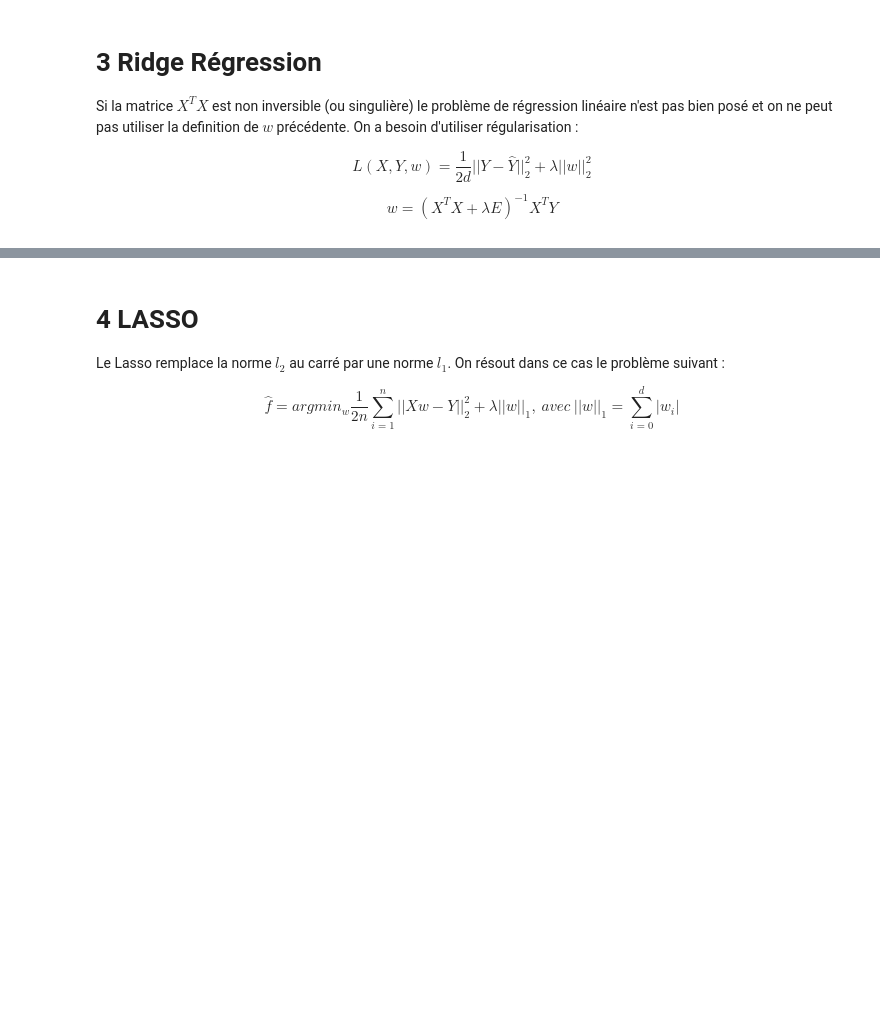
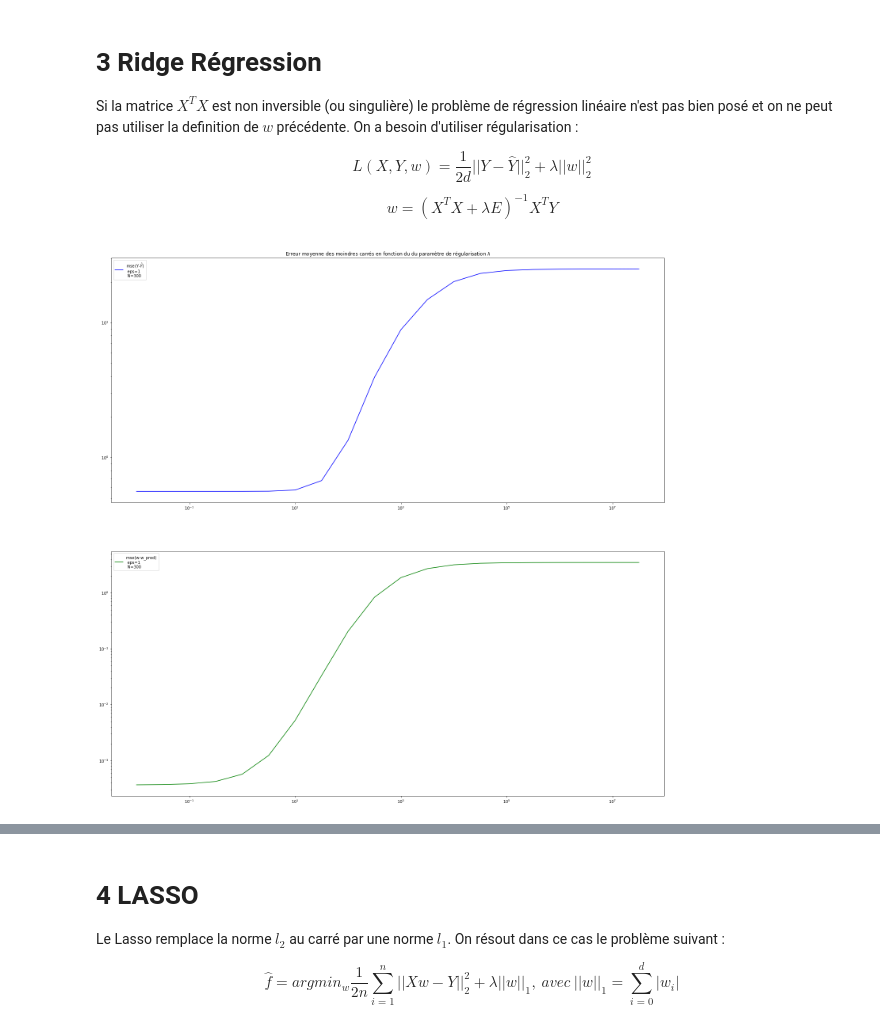
Before and after one commit to KVict/MALAP2018, a Jupyter notebook: ML_TP1.ipynb, the cells around one changed output, grey strips where cells are left out. Saved outputs shown, nothing was run; the diff lists cells and outputs as text; code cells hidden in the pictures; blank space fills up the shorter version.

```diff
--- a/ML_TP1.ipynb
+++ b/ML_TP1.ipynb
@@ -431,7 +433,8 @@ w = (X^TX + \lambda E)^{-1}X^T Y
 $$
 # %%
 def ridge_regress(X,Y,lmb):
-    X_dot = np.ones([X.shape[0], X.shape[1]+1])
+    n, m = X.shape
+    X_dot = np.ones([n, m+1])
     X_dot[:,1:] = X
 
     XTX = np.dot(X_dot.T, X_dot)
@@ -444,0 +446,43 @@ plot(logy=True)
+# %%
+def question32(X_art, Y_art, a=None, b=None):
+    if a is not None and b is not None:
+        AB = np.concatenate((np.array([b]), a), axis=0)
+
+    N = 20
+    result_y = np.zeros(N)
+    result_w = np.zeros(N)
+    grille = [10**(i/2) for i in range(-4, N-4)]
+
+    for idx, lmb in enumerate(grille):
+        w_art = ridge_regress(X_art , Y_art, lmb)
+        result_y[idx] = mse(predict(w_art, X_art), Y_art)
+        if a is not None and b is not None:
+            result_w[idx] = mse(w_art, AB)
+
+    ax1 = plt.subplot(211)
+    ax1.plot(grille, result_y, color='blue', label='mse(Y-$\hat Y$) \n eps={} \n N={}'.format(eps, nbex))
+    ax1.set_title('Erreur moyenne des moindres carrés en fonction du du paramètre de régularisation $\lambda$')
+    ax1.legend()
+    ax1.set_xscale('log')
+    ax1.set_yscale('log')
+
+    if a is not None and b is not None:
+        ax2 = plt.subplot(212)
+        ax2.plot(grille, result_w, color='green', label='mse(w-w_pred) \n eps={} \n N={}'.format(eps, nbex))
+        ax2.legend()
+        #ax2.set_title('Erreur moyenne des moindres carrés en fonction du nombre de données utilisées')
+        ax2.set_xscale('log')
+        ax2.set_yscale('log')
+
+a = np.ones(3)
+d = a.shape[0]
+b = 5
+
+eps = 1
+nbex = 300
+
+X_art, Y_art = gen_linear_general(a, b, eps, nbex, d)
+
+question32(X_art, Y_art, a, b)
+# %% [output]
+[figure, added]
```
Also changed, not shown: parts of 15 cells of this notebook.
